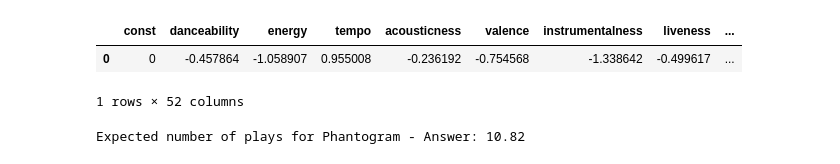
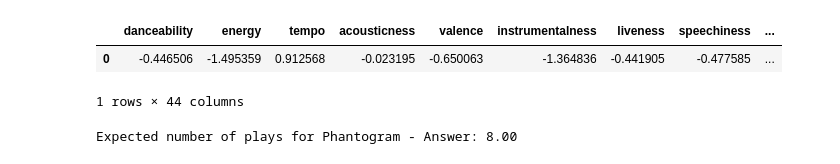
Before and after one commit to trydionel/tastetester, a Jupyter notebook: notebooks/recommendations.ipynb, the cells around one changed output. Saved outputs shown, nothing was run; the diff lists cells and outputs as text; code cells hidden in the pictures.

Commit message:
Start porting ideas in recommendation notebook to library

```diff
--- a/notebooks/recommendations.ipynb
+++ b/notebooks/recommendations.ipynb
@@ -53,11 +26,11 @@ array([[<Axes: title={'center': 'acid techno'}>,
 # %%
-from app.recommender import recommend
+from app.recommender import Recommender
 import logging
 
 logging.getLogger().setLevel(logging.DEBUG)
 
 track = "09eSdS5RTgyodJt3krr5AC"
-recommendations = recommend(track)
+recommendations = Recommender().analyze(track)
 print(recommendations)
 # %% [output]
 DEBUG:root:Loading vector store
@@ -148,2 +111,6 @@ array([[0.        , 0.65373698, 0.44726368, ..., 1.03211843, 1.09566586,
 # %%
-df_all = df_tracks.join(df_vectors, rsuffix="_")
+df_all = df_tracks.join(df_vectors.filter(like='genre:'), rsuffix="_")
+display(df_all.head())
+
+print(df_tracks.columns)
+print(df_all.columns)
@@ -168,8 +161,8 @@ print(f"Average number of plays for tracks in dataset: {total_plays.mean()}")
 print(f"Median number of plays for tracks in dataset: {total_plays.median()}")
 
 X = df_train[df_vectors.columns].copy()
-X = X.drop(columns='genre:pop')
-X = pd.DataFrame(sm.add_constant(X))
+# X = X.drop(columns='genre:pop')
+# X = pd.DataFrame(sm.add_constant(X))
 display(X.head())
 
 y = df_train['total_plays'].copy()
@@ -271,16 +264,16 @@ print(model.score(X, y))
 # %%
 vector = recommendations['vector']
 
 input = pd.DataFrame.from_records([vector], columns=store.feature_columns())
-input = input.drop(columns='genre:pop')
-input = pd.DataFrame(sm.add_constant(input))
-input = input.reindex(columns=X.columns, fill_value=0)
+# input = input.drop(columns='genre:pop')
+# input = pd.DataFrame(sm.add_constant(input))
+# input = input.reindex(columns=X.columns, fill_value=0)
 display(input)
 
 expected_plays = model.predict(input)
 print(f"Expected number of plays for {recommendations['details']['artists'][0]['name']} - {recommendations['details']['trackTitle']}: {expected_plays[0]:.2f}")
 # %% [output]
-|  | const | danceability | energy | tempo | acousticness | valence | instrumentalness | liveness | ... |
-| 0 | 0 | -0.457864 | -1.058907 | 0.955008 | -0.236192 | -0.754568 | -1.338642 | -0.499617 | ... |
+|  | danceability | energy | tempo | acousticness | valence | instrumentalness | liveness | speechiness | ... |
+| 0 | -0.446506 | -1.495359 | 0.912568 | -0.023195 | -0.650063 | -1.364836 | -0.441905 | -0.477585 | ... |
-1 rows × 52 columns
+1 rows × 44 columns
-Expected number of plays for Phantogram - Answer: 10.82
+Expected number of plays for Phantogram - Answer: 8.00
```
Also changed, not shown: parts of 9 cells of this notebook, 4 other files.
